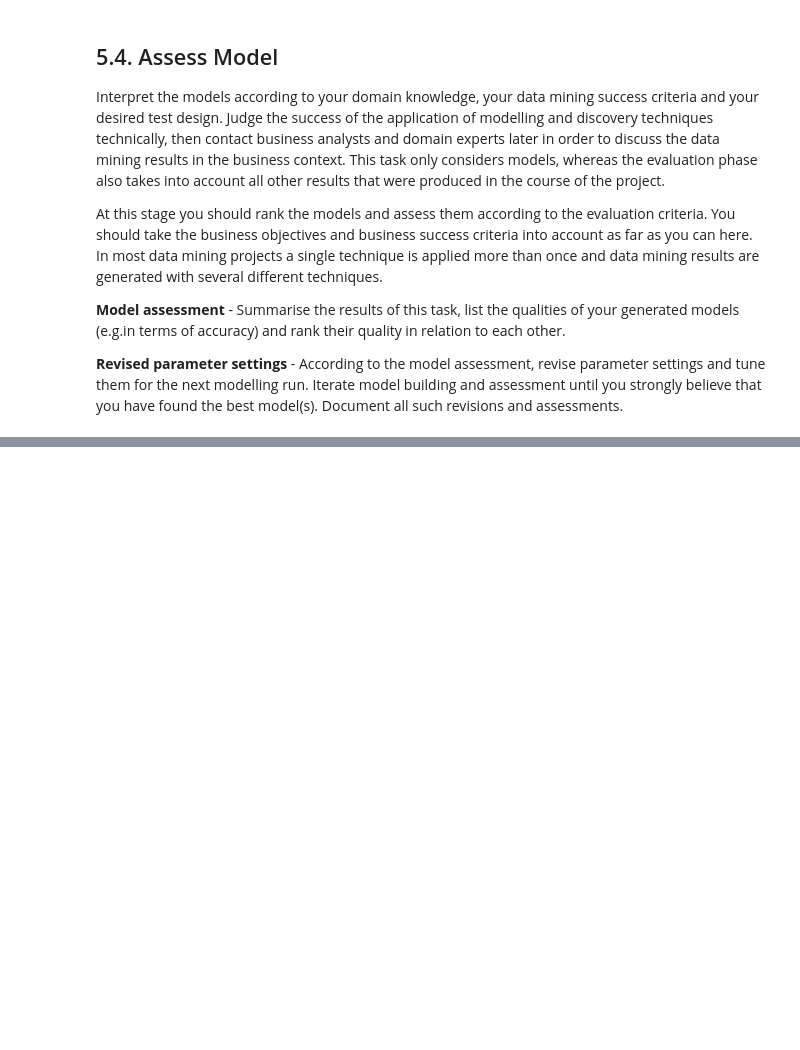
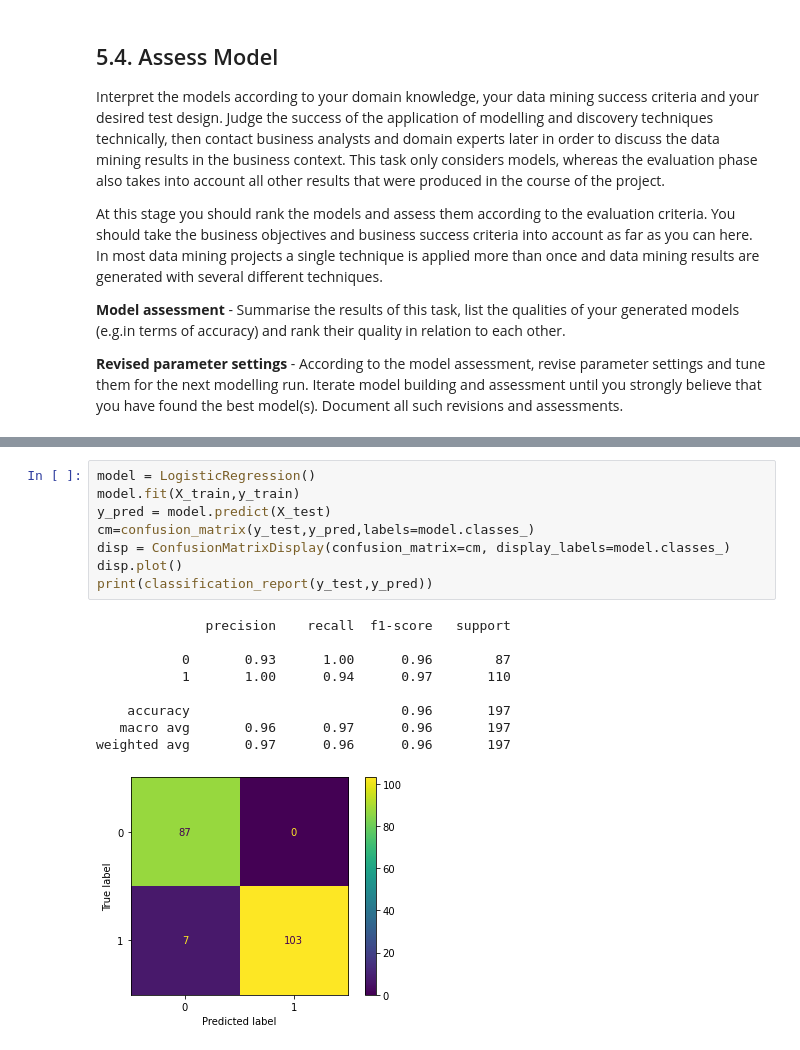
Before and after one commit to lukeeees/Credit-Fraud, a Jupyter notebook: Credit Fraud.ipynb, the cells around one changed output, grey strips where cells are left out. Cells and saved outputs as stored; diff of their text form; blank space fills up the shorter version.

```diff
--- a/Credit Fraud.ipynb
+++ b/Credit Fraud.ipynb
@@ -759,0 +761,18 @@ weighted avg       0.93      0.92      0.92       197
+# %%
+model = LogisticRegression()
+model.fit(X_train,y_train)
+y_pred = model.predict(X_test)
+cm=confusion_matrix(y_test,y_pred,labels=model.classes_)
+disp = ConfusionMatrixDisplay(confusion_matrix=cm, display_labels=model.classes_)
+disp.plot()
+print(classification_report(y_test,y_pred))
+# %% [output]
+              precision    recall  f1-score   support
+
+           0       0.93      1.00      0.96        87
+           1       1.00      0.94      0.97       110
+
+    accuracy                           0.96       197
+   macro avg       0.96      0.97      0.96       197
+weighted avg       0.97      0.96      0.96       197
+[figure, added]
```
Also changed, not shown: parts of 13 cells of this notebook.
